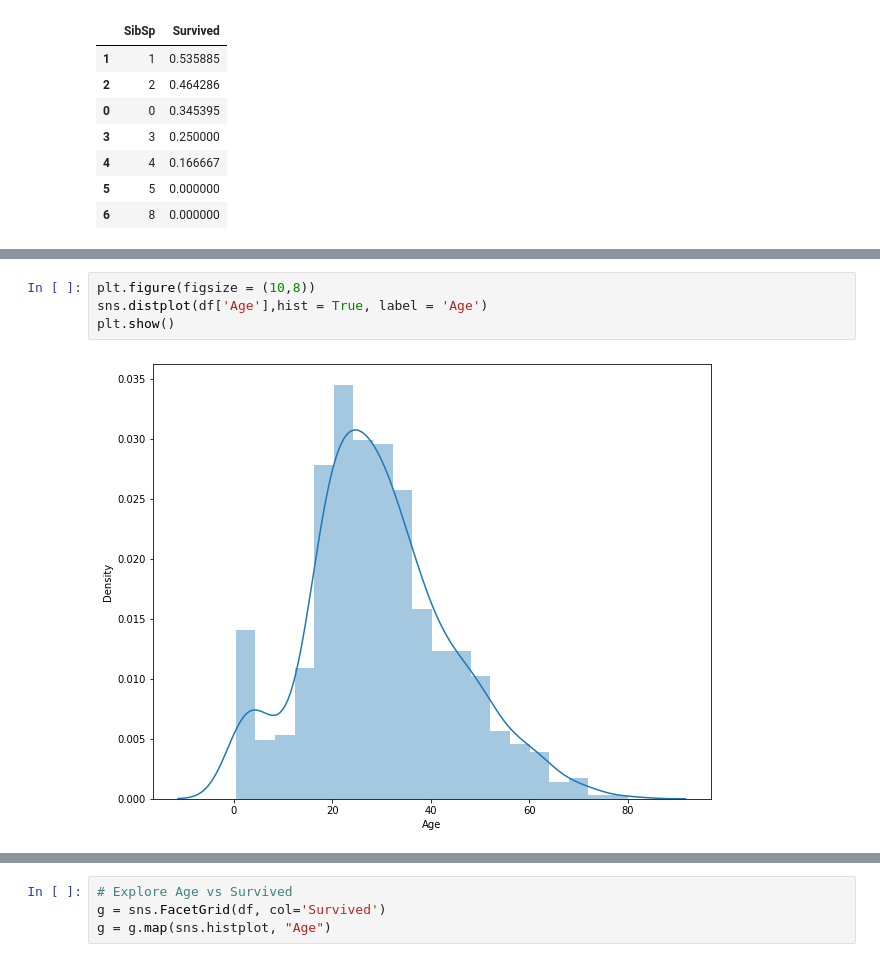
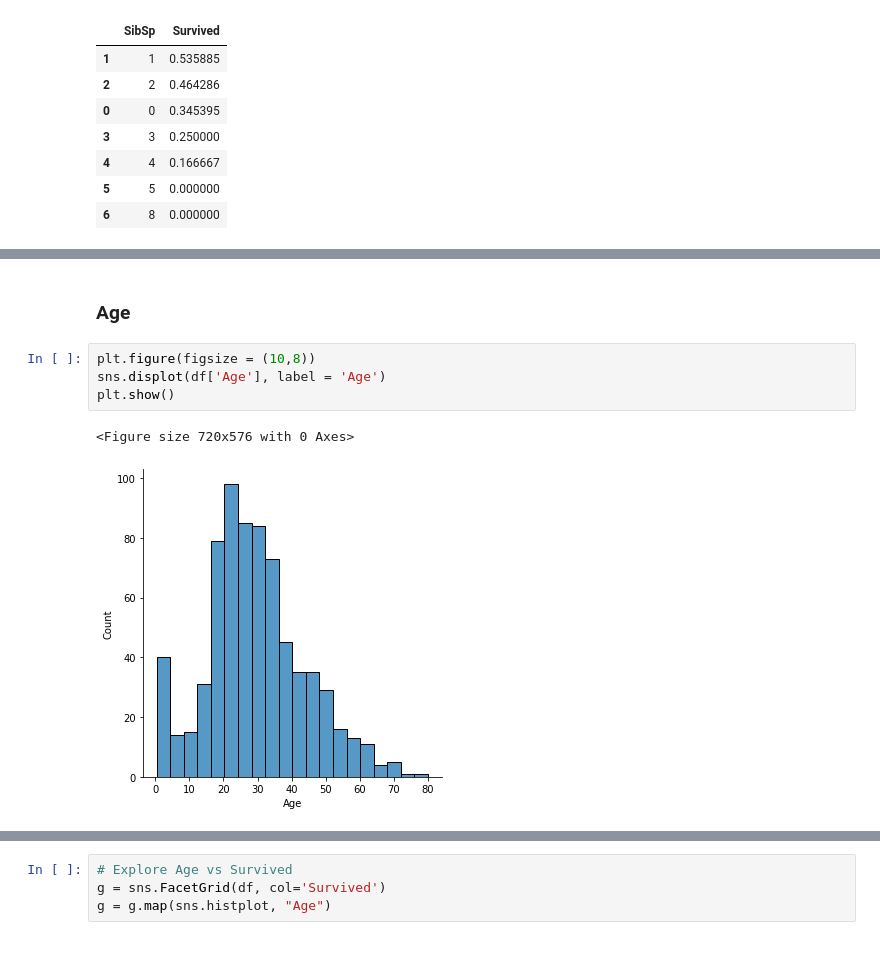
Before and after one commit to JAlblas/kaggle-titanic, a Jupyter notebook: titanic-2022.ipynb, the cells around one changed output, grey strips where cells are left out. Drawn from its saved outputs; the diff is of its cells as text.

```diff
--- a/titanic-2022.ipynb
+++ b/titanic-2022.ipynb
@@ -216,6 +330,9 @@ df[["Parch", "Survived"]].groupby(['Parch'], as_index=False).mean().sort_values(
+# %% [markdown]
+### Age
 # %%
 plt.figure(figsize = (10,8))
-sns.distplot(df['Age'],hist = True, label = 'Age')
+sns.displot(df['Age'], label = 'Age')
 plt.show()
 # %% [output]
+<Figure size 720x576 with 0 Axes>
-[figure, old version]
+[figure, new version]
```
Also changed, not shown: parts of 59 cells of this notebook.
